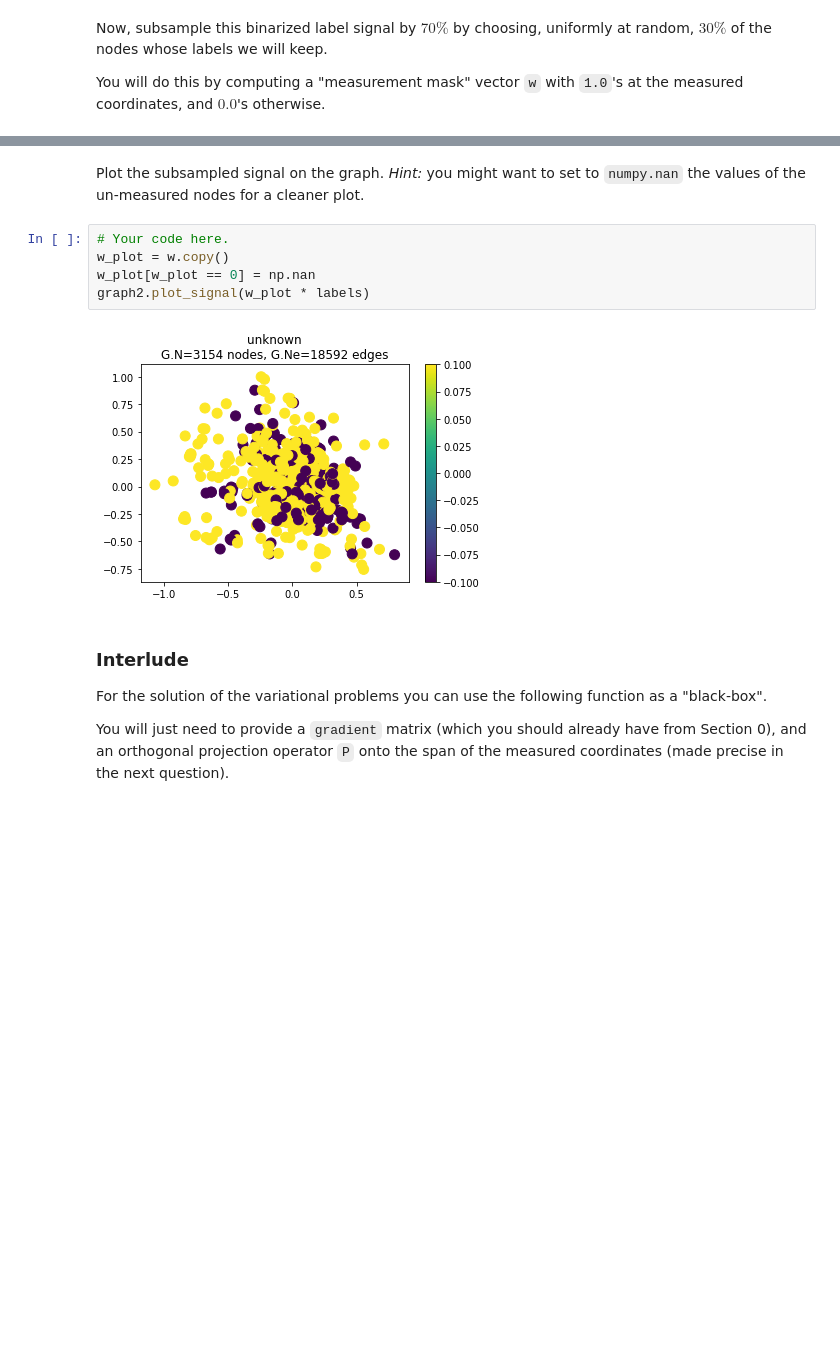
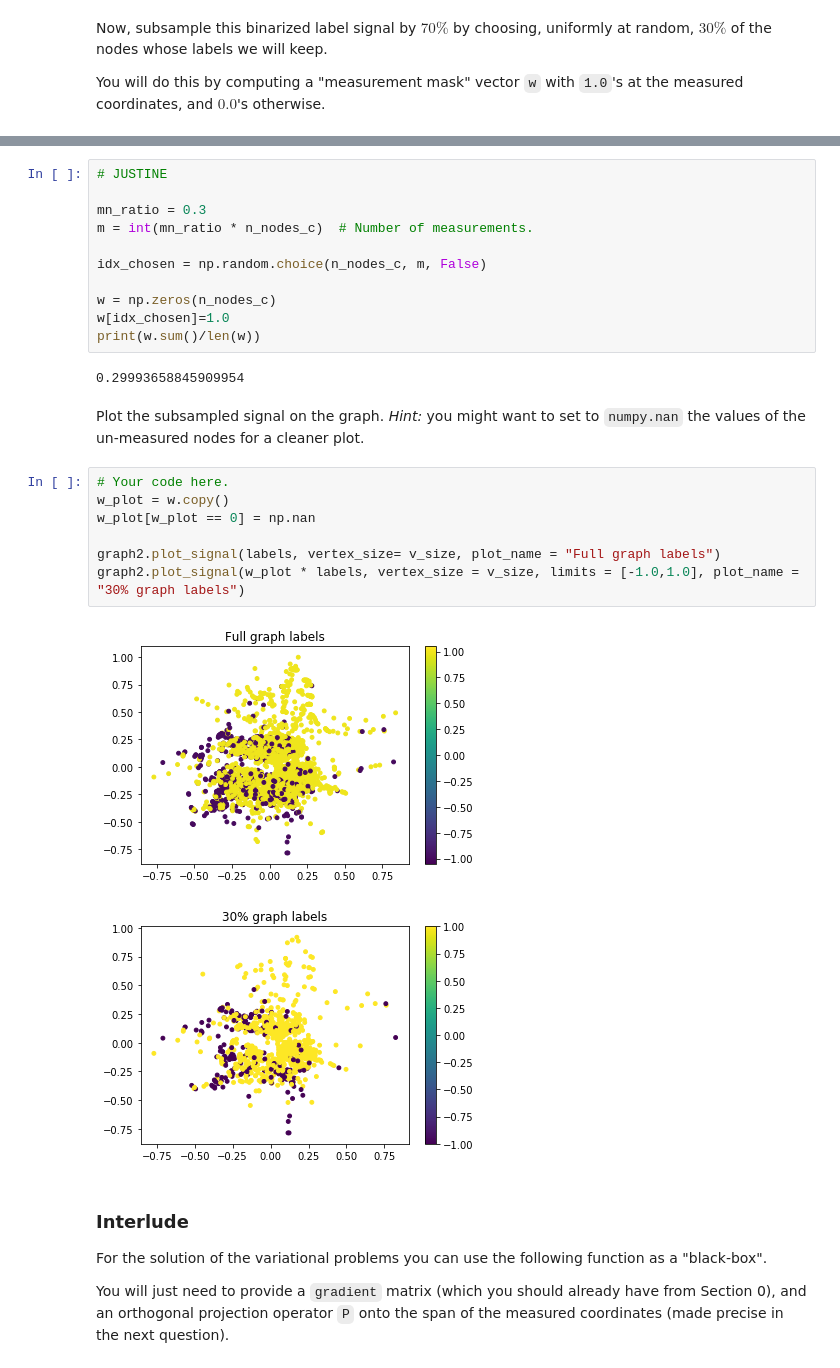
Before and after one commit to dsalathe/group_ntds, a Jupyter notebook: 4_graph_signal_processing.ipynb, the cells around one changed output, grey strips where cells are left out. Cells and saved outputs as stored; diff of their text form; blank space fills up the shorter version.

```diff
--- a/4_graph_signal_processing.ipynb
+++ b/4_graph_signal_processing.ipynb
@@ -585,15 +633,31 @@ w = get_w(mn_ratio)
 w.sum()/len(w)
 # %% [output]
 0.2974001268230818
+# %%
+# JUSTINE
+
+mn_ratio = 0.3
+m = int(mn_ratio * n_nodes_c)  # Number of measurements.
+
+idx_chosen = np.random.choice(n_nodes_c, m, False)
+
+w = np.zeros(n_nodes_c)
+w[idx_chosen]=1.0
+print(w.sum()/len(w))
+# %% [output]
+0.29993658845909954
 # %% [markdown]
 Plot the subsampled signal on the graph. _Hint:_ you might want to set to `numpy.nan` the values of the un-measured nodes for a cleaner plot.
 # %%
 # Your code here.
 w_plot = w.copy()
 w_plot[w_plot == 0] = np.nan
-graph2.plot_signal(w_plot * labels)
+
+graph2.plot_signal(labels, vertex_size= v_size, plot_name = "Full graph labels")
+graph2.plot_signal(w_plot * labels, vertex_size = v_size, limits = [-1.0,1.0], plot_name = "30% graph labels")
 # %% [output]
-[figure, old version]
+[figure, new version]
+[figure, added]
 # %% [markdown]
 ### Interlude
 
```
Also changed, not shown: parts of 29 cells of this notebook.
